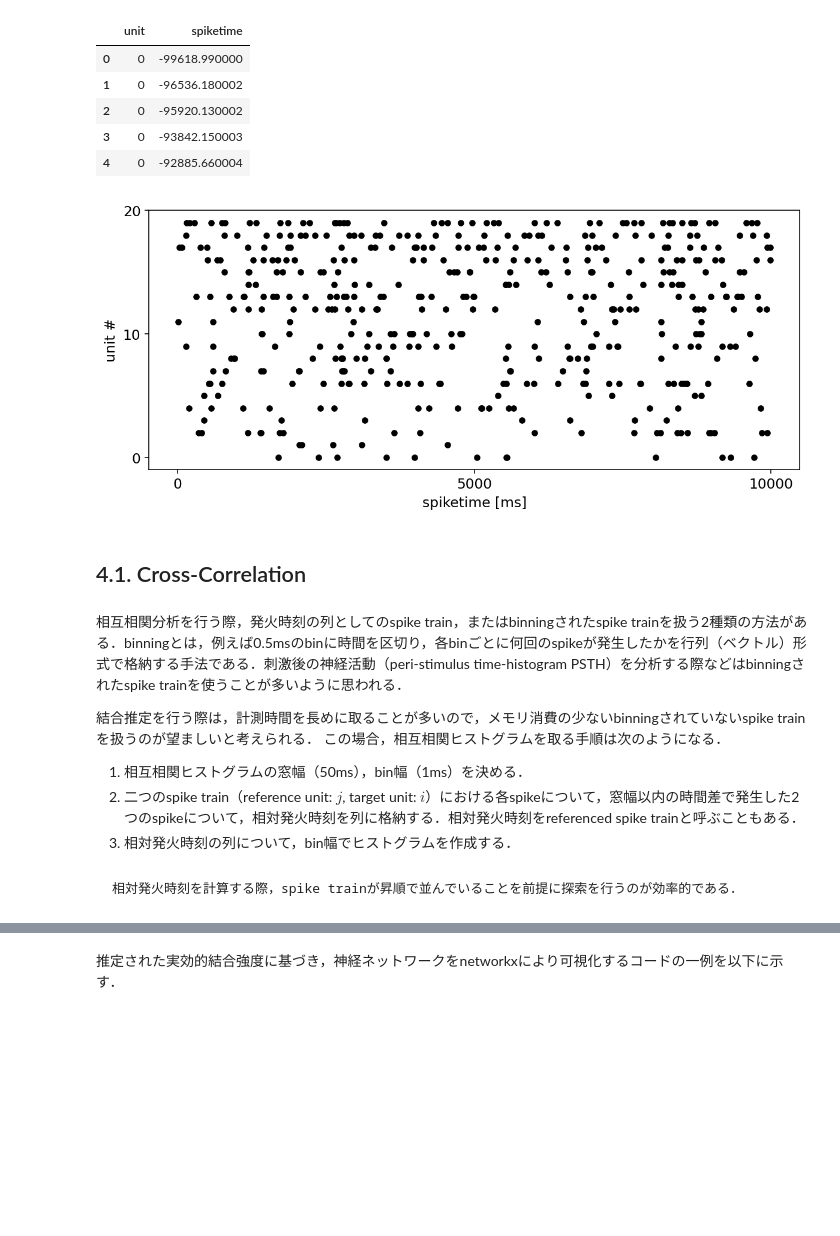
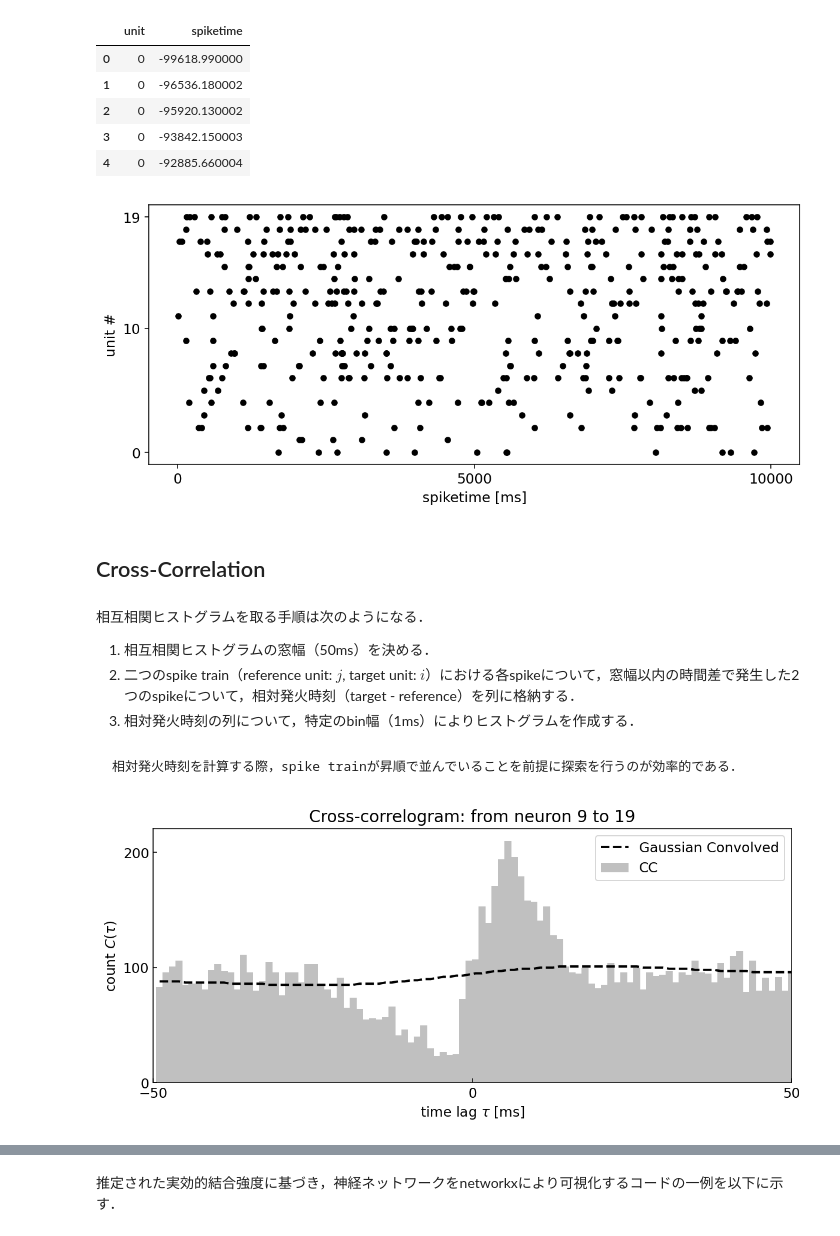
Before and after one commit to tk-neuron/meabook, a Jupyter notebook: _sources/1_spikes/04_cross_correlation.ipynb, the cells around one changed output, grey strips where cells are left out. Cells and saved outputs as stored; diff of their text form; code cells hidden in the pictures; blank space fills up the shorter version.

````diff
--- a/_sources/1_spikes/04_cross_correlation.ipynb
+++ b/_sources/1_spikes/04_cross_correlation.ipynb
@@ -51,28 +51,24 @@ display(df.head())
 # %%
 start, end = 0.0, 10000.0
 
 fig, ax = plt.subplots(figsize=(10, 4))
 df.query('@start <= spiketime <= @end').plot.scatter(x='spiketime', y='unit', c='k', ax=ax)
 ax.set_xlabel('spiketime [ms]')
 ax.set_ylabel('unit #')
-
-ax.set_yticks([0, 10, 20])
+ax.set_yticks([0, 10, 19])
 
 plt.locator_params(axis='x', nbins=4)
 plt.show()
 # %% [output]
-[figure, old version]
+[figure, new version]
 # %% [markdown]
-## 4.1. Cross-Correlation
+## Cross-Correlation
 # %% [markdown]
-相互相関分析を行う際，発火時刻の列としてのspike train，またはbinningされたspike trainを扱う2種類の方法がある．binningとは，例えば0.5msのbinに時間を区切り，各binごとに何回のspikeが発生したかを行列（ベクトル）形式で格納する手法である．刺激後の神経活動（peri-stimulus time-histogram PSTH）を分析する際などはbinningされたspike trainを使うことが多いように思われる．
+相互相関ヒストグラムを取る手順は次のようになる．
 
-結合推定を行う際は，計測時間を長めに取ることが多いので，メモリ消費の少ないbinningされていないspike trainを扱うのが望ましいと考えられる．
-この場合，相互相関ヒストグラムを取る手順は次のようになる．
-
-1. 相互相関ヒストグラムの窓幅（50ms），bin幅（1ms）を決める．
-2. 二つのspike train（reference unit: $j$, target unit: $i$）における各spikeについて，窓幅以内の時間差で発生した2つのspikeについて，相対発火時刻を列に格納する．相対発火時刻をreferenced spike trainと呼ぶこともある．
-3. 相対発火時刻の列について，bin幅でヒストグラムを作成する．
+1. 相互相関ヒストグラムの窓幅（50ms）を決める．
+2. 二つのspike train（reference unit: $j$, target unit: $i$）における各spikeについて，窓幅以内の時間差で発生した2つのspikeについて，相対発火時刻（target - reference）を列に格納する．
+3. 相対発火時刻の列について，特定のbin幅（1ms）によりヒストグラムを作成する．
 # %% [markdown]
 ```{tip}
 相対発火時刻を計算する際，spike trainが昇順で並んでいることを前提に探索を行うのが効率的である．
@@ -100,3 +96,26 @@ def cross_correlogram(spike_times_i, spike_times_j, window=50., nbins=100):
     t_sp = spiketime_relative(spike_times_i, spike_times_j)
     hist, edges = np.histogram(t_sp, bins=np.linspace(-window, window, nbins))
     return hist, edges
+# %%
+i, j = 19, 9
+spike_times_i = df.query(f'unit=={i}').spiketime.values
+spike_times_j = df.query(f'unit=={j}').spiketime.values
+
+hist, edges = cross_correlogram(spike_times_i, spike_times_j)
+hist_g = gaussian_filter(hist, sigma=[20])
+
+plt.figure(figsize=(10, 4))
+plt.title(f'Cross-correlogram: from neuron {j} to {i}')
+plt.bar(edges[1:], hist, color='#C0C0C0', width=1.1, label='CC')
+plt.plot(edges[1:], hist_g, color='k', linewidth=2.0, linestyle='dashed', label='Gaussian Convolved')
+
+plt.legend()
+plt.xlabel(r'time lag $\tau$ [ms]')
+plt.ylabel(r'count $C(\tau)$')
+plt.xlim(-50, 50)
+plt.xticks([-50, 0, 50])
+plt.yticks([0, 100, 200])
+plt.tick_params(direction='in')
+plt.show()
+# %% [output]
+[figure, added]
````
Also changed, not shown: parts of 20 cells of this notebook, 35 other files.
